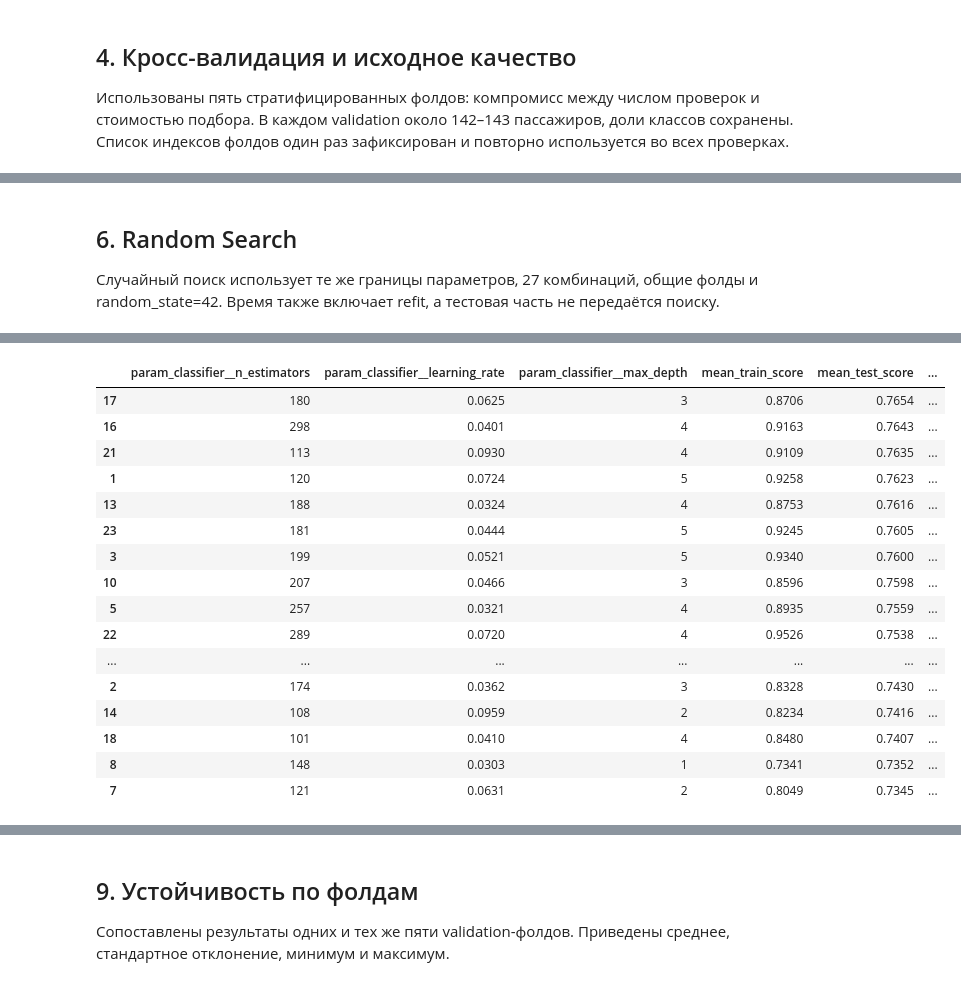
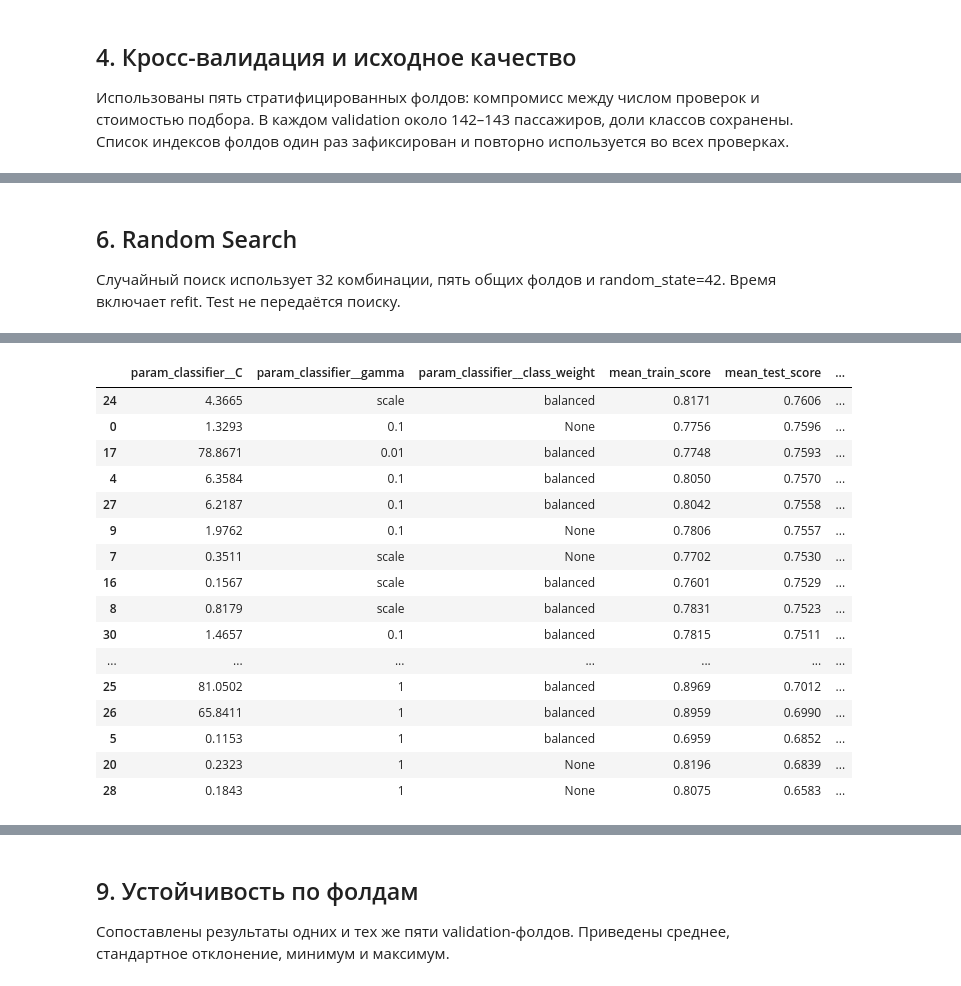
Before and after one commit to qwertyvich/ml_course_mai, a Jupyter notebook: hyperparameters/lab03.ipynb, the cells around one changed output, grey strips where cells are left out. Saved outputs shown, nothing was run; the diff lists cells and outputs as text; code cells hidden in the pictures.

```diff
--- a/hyperparameters/lab03.ipynb
+++ b/hyperparameters/lab03.ipynb
@@ -19,15 +17,15 @@ import numpy as np
 import pandas as pd
 import matplotlib.pyplot as plt
 import sklearn
-from scipy.stats import randint, loguniform
+from scipy.stats import loguniform
 from IPython.display import display
 
 from sklearn.base import clone
 from sklearn.compose import ColumnTransformer
 from sklearn.pipeline import Pipeline
 from sklearn.impute import SimpleImputer
-from sklearn.preprocessing import OneHotEncoder
-from sklearn.ensemble import GradientBoostingClassifier
+from sklearn.preprocessing import StandardScaler, OneHotEncoder
+from sklearn.svm import SVC
 from sklearn.model_selection import (
     train_test_split, StratifiedKFold, cross_validate,
     GridSearchCV, RandomizedSearchCV, ParameterGrid,
@@ -41,7 +39,7 @@ RANDOM_STATE = 42
 TEST_SIZE = 0.20
 N_FOLDS = 5
 N_JOBS = 1
-RANDOM_ITERATIONS = 27
+RANDOM_ITERATIONS = 32
 pd.set_option('display.max_columns', 20)
 plt.rcParams.update({'figure.figsize': (9, 5), 'font.size': 11})
 %matplotlib inline
@@ -94,16 +93,11 @@ display(pd.DataFrame({
 # %%
-BASELINE_PARAMS = {
-    'n_estimators': 200,
-    'learning_rate': 0.05,
-    'max_depth': 3,
-    'min_samples_leaf': 5,
-    'random_state': RANDOM_STATE,
-}
+BASELINE_PARAMS = {'kernel': 'rbf', 'C': 10, 'gamma': 'scale', 'class_weight': 'balanced'}
 
 
 def make_model():
     numeric_pipeline = Pipeline([
         ('imputer', SimpleImputer(strategy='median')),
+        ('scaler', StandardScaler()),
     ])
     categorical_pipeline = Pipeline([
         ('imputer', SimpleImputer(strategy='most_frequent')),
@@ -115,10 +109,10 @@ def make_model():
     ])
     return Pipeline([
         ('preprocess', preprocess),
-        ('classifier', GradientBoostingClassifier(**BASELINE_PARAMS)),
+        ('classifier', SVC(**BASELINE_PARAMS)),
     ])
 
 
 baseline_model = make_model()
-display(pd.Series(BASELINE_PARAMS, name='Исходные настройки'))
+display(pd.Series(BASELINE_PARAMS, name='Исходные настройки SVM'))
 # %% [output]
@@ -143,17 +137,17 @@ Random — 27 случайных точек в более плотном про
 # %%
 param_grid = {
-    'classifier__n_estimators': [100, 200, 300],
-    'classifier__learning_rate': [0.03, 0.05, 0.10],
-    'classifier__max_depth': [1, 3, 5],
+    'classifier__C': [0.1, 1, 10, 100],
+    'classifier__gamma': ['scale', 0.01, 0.1, 1],
+    'classifier__class_weight': [None, 'balanced'],
 }
 param_distributions = {
-    'classifier__n_estimators': randint(100, 301),
-    'classifier__learning_rate': loguniform(0.03, 0.10),
-    'classifier__max_depth': randint(1, 6),
+    'classifier__C': loguniform(0.1, 100),
+    'classifier__gamma': ['scale', 0.01, 0.1, 1],
+    'classifier__class_weight': [None, 'balanced'],
 }
 grid_candidates = len(ParameterGrid(param_grid))
-assert grid_candidates == RANDOM_ITERATIONS == 27
-print('Grid:', grid_candidates, 'вариантов,', grid_candidates * N_FOLDS, 'CV fit')
-print('Random:', RANDOM_ITERATIONS, 'вариантов,', RANDOM_ITERATIONS * N_FOLDS, 'CV fit')
+assert grid_candidates == RANDOM_ITERATIONS == 32
+print('Grid:', grid_candidates, 'варианта,', grid_candidates * N_FOLDS, 'CV fit')
+print('Random:', RANDOM_ITERATIONS, 'варианта,', RANDOM_ITERATIONS * N_FOLDS, 'CV fit')
 print('Плюс по одному итоговому refit на train для каждого поиска.')
 # %% [output]
@@ -232,8 +226,8 @@ display(grid_results[
 # %% [markdown]
 ## 6. Random Search
 
-Случайный поиск использует те же границы параметров, 27 комбинаций, общие фолды и random_state=42.
-Время также включает refit, а тестовая часть не передаётся поиску.
+Случайный поиск использует 32 комбинации, пять общих фолдов и random_state=42.
+Время включает refit. Test не передаётся поиску.
 # %%
 random_search = RandomizedSearchCV(
     make_model(), param_distributions=param_distributions,
@@ -251,8 +245,8 @@ print('Лучшие параметры:', random_search.best_params_)
 print(f'Лучший CV F1: {random_search.best_score_:.4f}')
 print(f'Время Random Search: {random_seconds:.2f} с')
 display(random_results[
-    ['param_classifier__n_estimators', 'param_classifier__learning_rate',
-     'param_classifier__max_depth', 'mean_train_score', 'mean_test_score',
+    ['param_classifier__C', 'param_classifier__gamma',
+     'param_classifier__class_weight', 'mean_train_score', 'mean_test_score',
      'std_test_score', 'rank_test_score']
 ].sort_values('rank_test_score').round(4))
 # %% [output]
@@ -263,20 +257,20 @@ display(random_results[
-|  | param_classifier__n_estimators | param_classifier__learning_rate | param_classifier__max_depth | mean_train_score | mean_test_score | ... |
-| 17 | 180 | 0.0625 | 3 | 0.8706 | 0.7654 | ... |
-| 16 | 298 | 0.0401 | 4 | 0.9163 | 0.7643 | ... |
-| 21 | 113 | 0.0930 | 4 | 0.9109 | 0.7635 | ... |
-| 1 | 120 | 0.0724 | 5 | 0.9258 | 0.7623 | ... |
-| 13 | 188 | 0.0324 | 4 | 0.8753 | 0.7616 | ... |
-| 23 | 181 | 0.0444 | 5 | 0.9245 | 0.7605 | ... |
-| 3 | 199 | 0.0521 | 5 | 0.9340 | 0.7600 | ... |
-| 10 | 207 | 0.0466 | 3 | 0.8596 | 0.7598 | ... |
-| 5 | 257 | 0.0321 | 4 | 0.8935 | 0.7559 | ... |
-| 22 | 289 | 0.0720 | 4 | 0.9526 | 0.7538 | ... |
+|  | param_classifier__C | param_classifier__gamma | param_classifier__class_weight | mean_train_score | mean_test_score | ... |
+| 24 | 4.3665 | scale | balanced | 0.8171 | 0.7606 | ... |
+| 0 | 1.3293 | 0.1 | None | 0.7756 | 0.7596 | ... |
+| 17 | 78.8671 | 0.01 | balanced | 0.7748 | 0.7593 | ... |
+| 4 | 6.3584 | 0.1 | balanced | 0.8050 | 0.7570 | ... |
+| 27 | 6.2187 | 0.1 | balanced | 0.8042 | 0.7558 | ... |
+| 9 | 1.9762 | 0.1 | None | 0.7806 | 0.7557 | ... |
+| 7 | 0.3511 | scale | None | 0.7702 | 0.7530 | ... |
+| 16 | 0.1567 | scale | balanced | 0.7601 | 0.7529 | ... |
+| 8 | 0.8179 | scale | balanced | 0.7831 | 0.7523 | ... |
+| 30 | 1.4657 | 0.1 | balanced | 0.7815 | 0.7511 | ... |
 | ... | ... | ... | ... | ... | ... | ... |
-| 2 | 174 | 0.0362 | 3 | 0.8328 | 0.7430 | ... |
-| 14 | 108 | 0.0959 | 2 | 0.8234 | 0.7416 | ... |
-| 18 | 101 | 0.0410 | 4 | 0.8480 | 0.7407 | ... |
-| 8 | 148 | 0.0303 | 1 | 0.7341 | 0.7352 | ... |
-| 7 | 121 | 0.0631 | 2 | 0.8049 | 0.7345 | ... |
+| 25 | 81.0502 | 1 | balanced | 0.8969 | 0.7012 | ... |
+| 26 | 65.8411 | 1 | balanced | 0.8959 | 0.6990 | ... |
+| 5 | 0.1153 | 1 | balanced | 0.6959 | 0.6852 | ... |
+| 20 | 0.2323 | 1 | None | 0.8196 | 0.6839 | ... |
+| 28 | 0.1843 | 1 | None | 0.8075 | 0.6583 | ... |
 # %% [markdown]
 ## 7. Сравнение поисков и фиксация решения
 
```
Also changed, not shown: parts of 18 cells of this notebook, 3 other files.
